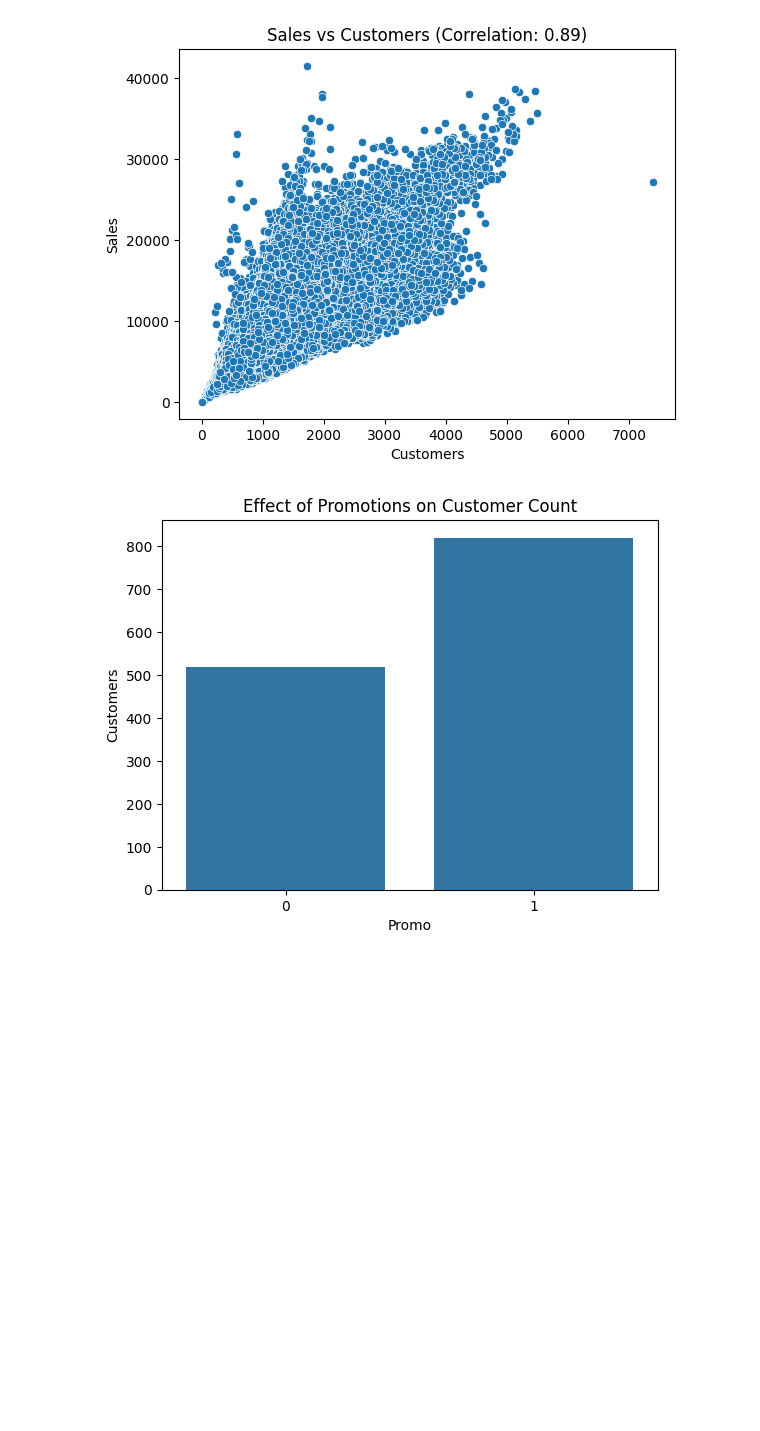
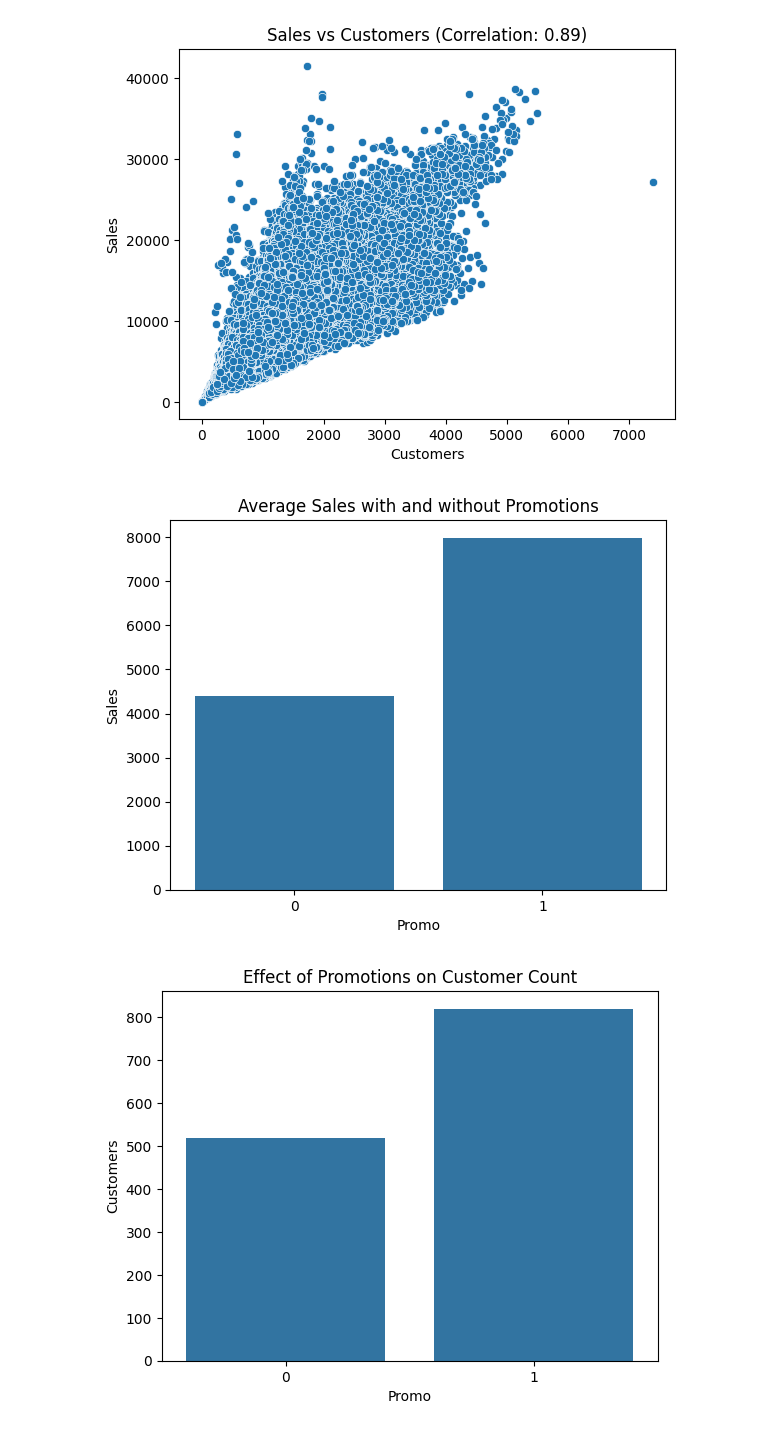
Before and after one commit to mareye132/Rossmann_Pharmaceuticals, a Jupyter notebook: notebooks/Rossman_Exploration.ipynb, the cells around one changed output. Cells and saved outputs as stored; diff of their text form; code cells hidden in the pictures; blank space fills up the shorter version.

```diff
--- a/notebooks/Rossman_Exploration.ipynb
+++ b/notebooks/Rossman_Exploration.ipynb
@@ -115,6 +124,19 @@ plt.show()
 logging.info(f'Correlation between Sales and Customers: {correlation}')
 # %% [output]
 [figure]
+# %%
+# Sales with and without promotions
+promo_sales = merged_df.groupby('Promo')['Sales'].mean().reset_index()
+
+# Bar plot of promo effect on sales
+sns.barplot(data=promo_sales, x='Promo', y='Sales')
+plt.title('Average Sales with and without Promotions')
+plt.show()
+
+# Log promo effect
+logging.info('Analyzed the effect of promotions on sales')
+# %% [output]
+[figure, added]
 # %%
 # Checking effect of promo on customer count
 promo_customers = merged_df.groupby('Promo')['Customers'].mean().reset_index()
```
Also changed, not shown: parts of 6 cells of this notebook, 1 other file.
